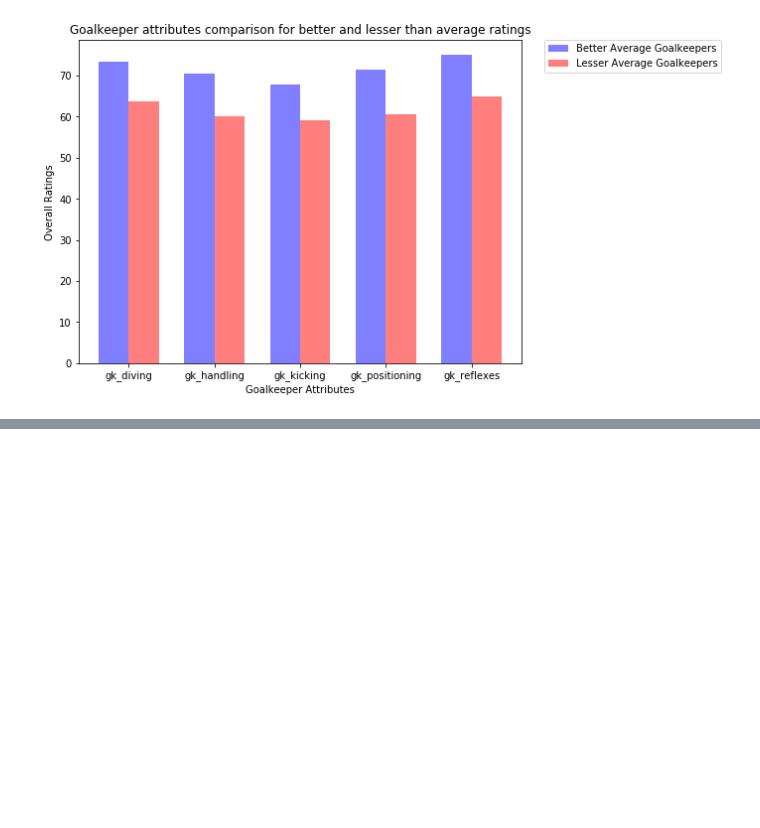
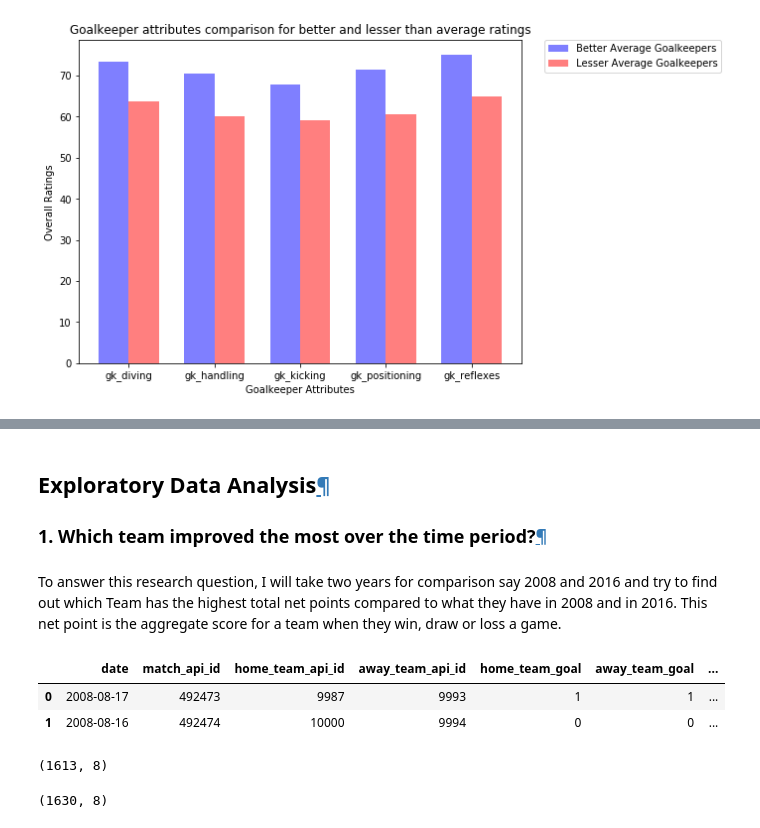
Before and after one commit to budhajitRoy/DAND_Project_1_Euro_Soccer_Data_Analysis, a Jupyter notebook: Euro_Soccer_Database_Analysis.ipynb, the cells around one changed output, grey strips where cells are left out. Saved outputs shown, nothing was run; the diff lists cells and outputs as text; code cells hidden in the pictures; blank space fills up the shorter version.

```diff
--- a/Euro_Soccer_Database_Analysis.ipynb
+++ b/Euro_Soccer_Database_Analysis.ipynb
@@ -354,0 +454,3 @@ plt.legend(bbox_to_anchor = (1.05 , 1), loc = 2, borderaxespad = 0.);
+# %%
+# Load the Team Match Records dataset
+df_team_records = pd.read_csv('team_match_records.csv')
@@ -354,0 +505,38 @@ plt.legend(bbox_to_anchor = (1.05 , 1), loc = 2, borderaxespad = 0.);
+# %% [markdown]
+<p><a id="eda"></a></p>
+<h2 id="Exploratory-Data-Analysis">Exploratory Data Analysis<a class="anchor-link" href="#Exploratory-Data-Analysis">¶</a></h2><h3 id="1.-Which-team-improved-the-most-over-the-time-period?">1. Which team improved the most over the time period?<a class="anchor-link" href="#1.-Which-team-improved-the-most-over-the-time-period?">¶</a></h3>
+# %% [markdown]
+<p>To answer this research question, I will take two years for comparison say 2008 and 2016 and try to find out which Team has the highest total net points compared to what they have in 2008 and in 2016. This net point is the aggregate score for a team when they win, draw or loss a game.</p>
+# %%
+# first of all lets convert the date column datatype from String to Date type
+df_team_records['date'] = pd.to_datetime(df_team_records['date'])
+# %%
+# create functions to generate team scores for both home and away teams.
+# assuming 3 points for win, 0 points for loss and 1 pt to each team when draw.
+
+def calculate_score_home(data):
+    if data['home_team_goal'] > data['away_team_goal']:
+        return 3
+    elif data['home_team_goal'] == data['away_team_goal']:
+        return 1
+    else:
+        return 0
+
+def calculate_score_away(data):
+    if data['home_team_goal'] > data['away_team_goal']:
+        return 0
+    elif data['home_team_goal'] == data['away_team_goal']:
+        return 1
+    else:
+        return 3
+# %%
+# add two new columns that contains the points scored by the home and away teams for each match
+df_team_records['home_team_score'] = df_team_records.apply(lambda data: calculate_score_home(data), axis = 1)
+df_team_records['away_team_score'] = df_team_records.apply(lambda data: calculate_score_away(data), axis = 1)
+# %%
+# checking dataset
+df_team_records.head(2)
+# %% [output]
+|  | date | match_api_id | home_team_api_id | away_team_api_id | home_team_goal | away_team_goal | ... |
+| 0 | 2008-08-17 | 492473 | 9987 | 9993 | 1 | 1 | ... |
+| 1 | 2008-08-16 | 492474 | 10000 | 9994 | 0 | 0 | ... |
@@ -354,0 +549,9 @@ plt.legend(bbox_to_anchor = (1.05 , 1), loc = 2, borderaxespad = 0.);
+# %%
+# checking how many records in each dataset
+df_team_records_2008.shape
+# %% [output]
+(1613, 8)
+# %%
+df_team_records_2016.shape
+# %% [output]
+(1630, 8)
```
Also changed, not shown: parts of 19 cells of this notebook.
